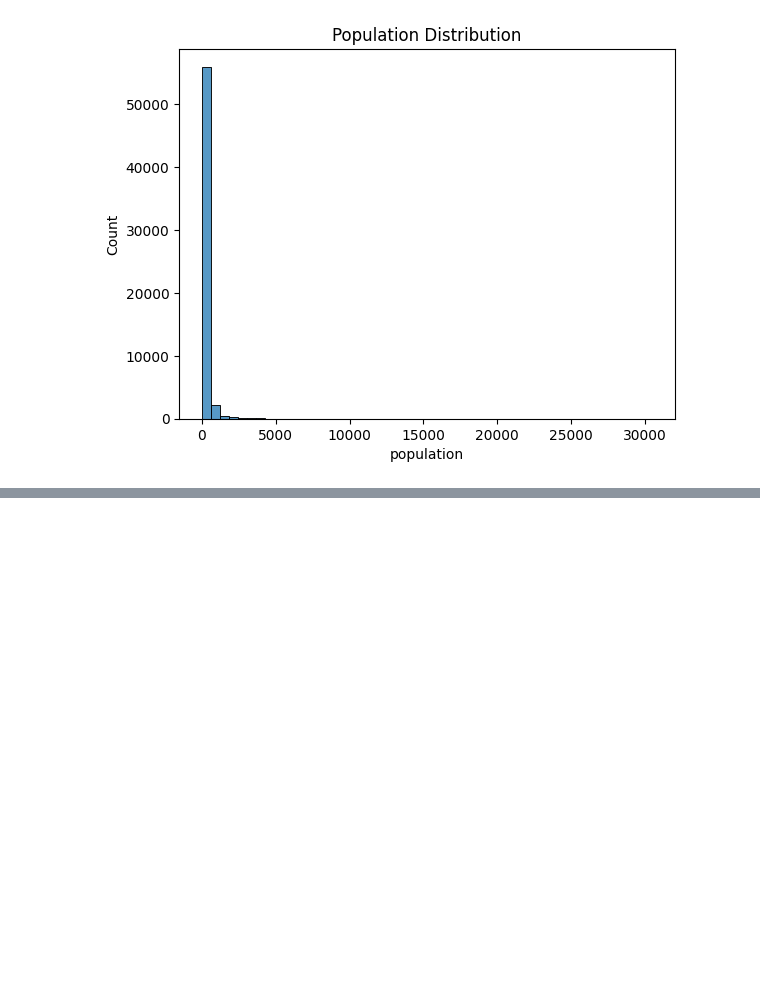
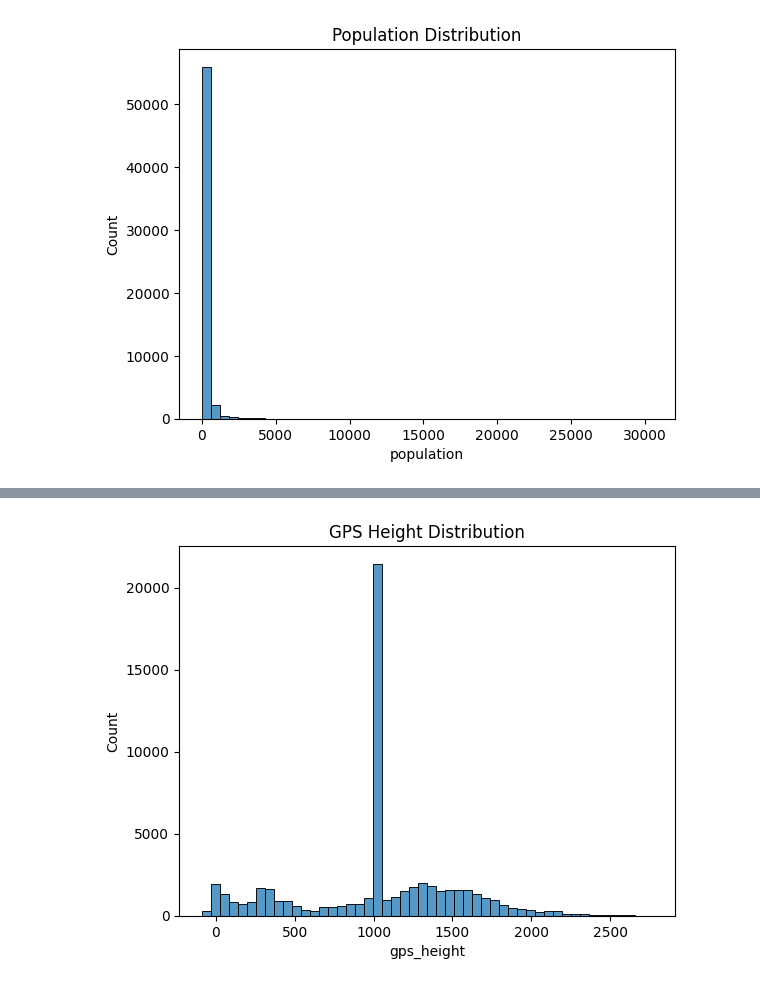
Before and after one commit to Emeriego/PumpHealth, a Jupyter notebook: notebooks/01_exploratory_data_analysis.ipynb, the cells around one changed output, grey strips where cells are left out. Saved outputs shown, nothing was run; the diff lists cells and outputs as text; code cells hidden in the pictures; blank space fills up the shorter version.

```diff
--- a/notebooks/01_exploratory_data_analysis.ipynb
+++ b/notebooks/01_exploratory_data_analysis.ipynb
@@ -223,0 +258,6 @@ plt.show()
+# %%
+sns.histplot(df['gps_height'], bins=50)
+plt.title("GPS Height Distribution")
+plt.show()
+# %% [output]
+[figure, added]
```
Also changed, not shown: parts of 27 cells of this notebook, 1 other file.
